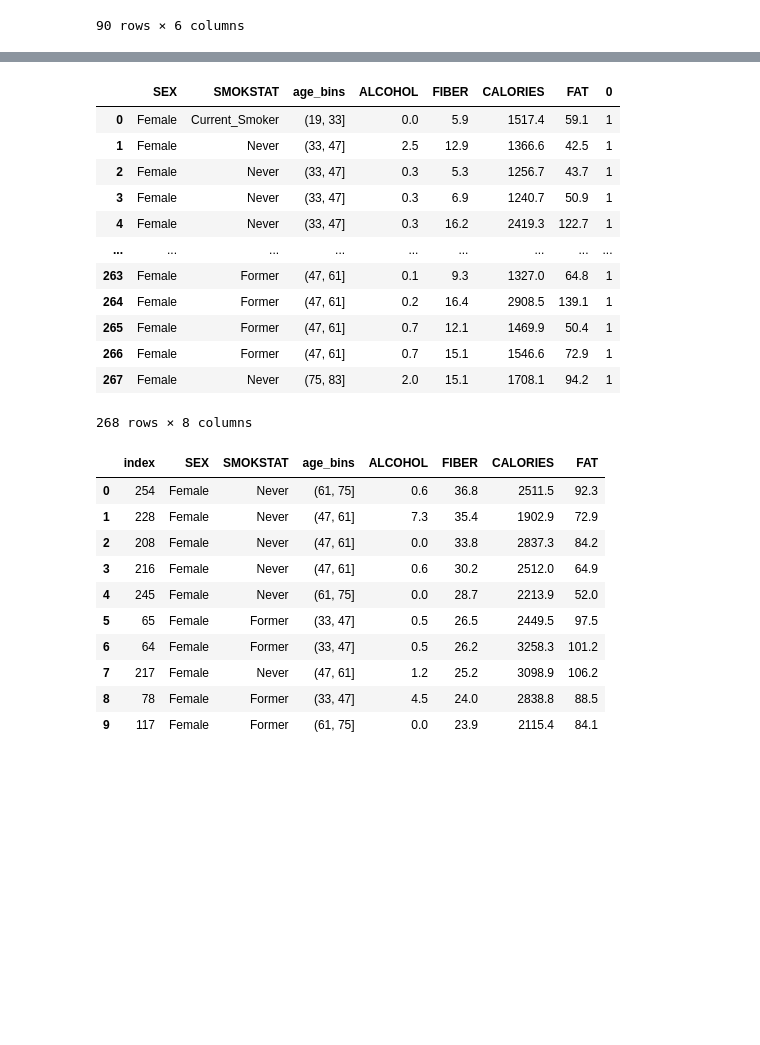
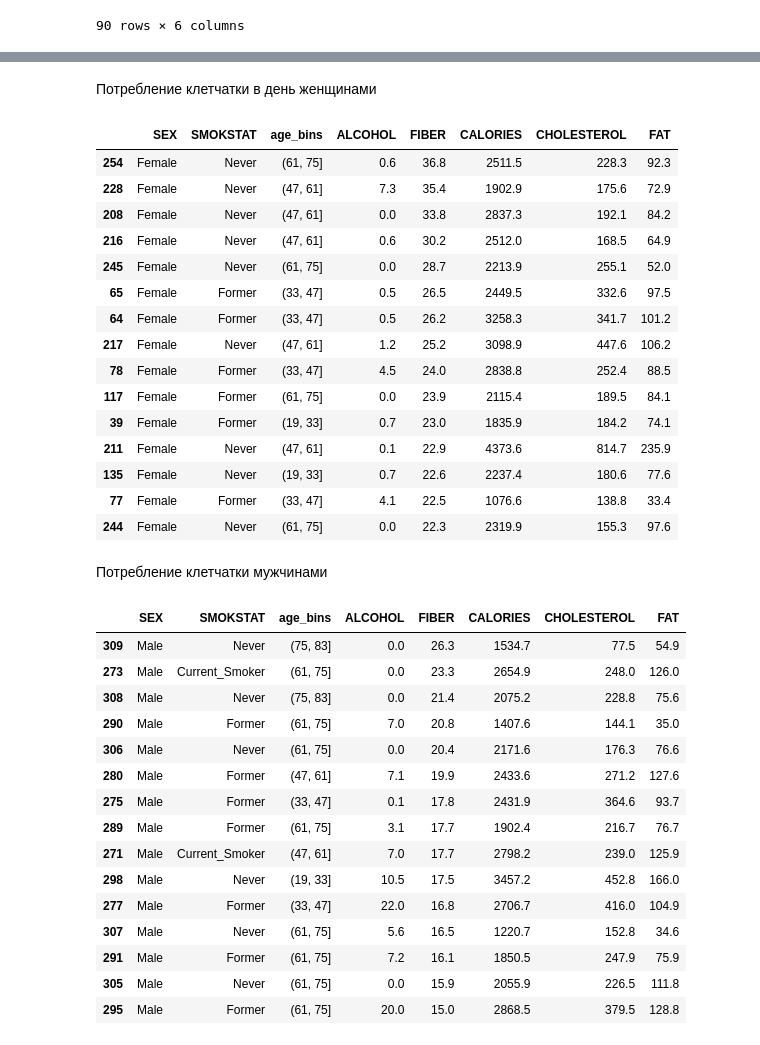
Before and after one commit to RomanD83/pbc, a Jupyter notebook: Determinants.ipynb, the cells around one changed output, grey strips where cells are left out. Saved outputs shown, nothing was run; the diff lists cells and outputs as text; code cells hidden in the pictures; blank space fills up the shorter version.

```diff
--- a/Determinants.ipynb
+++ b/Determinants.ipynb
@@ -280,7 +212,7 @@ df\
 | 89 | (47, 61] | Male | Current_Smoker | No | 2798.2 | 125.9 |
 90 rows × 6 columns
 # %%
-pd.pivot_table(df,
-               index=["SEX", "SMOKSTAT", "VITUSE", "age_bins"],
-               values=["CALORIES", "FAT"],
-               fill_value=0).sort_values(['CALORIES', 'FAT'], ascending=False).reset_index()
+b = pd.pivot_table(df,
+               index=["SEX", "SMOKSTAT", "age_bins", "ALCOHOL", "FIBER"],
+               values=["CALORIES", "FAT", "CHOLESTEROL"],
+               fill_value=0).reset_index()
@@ -344,35 +219,42 @@ a.query('SEX =="Female"').value_counts().reset_index()
-# %%
-b = pd.pivot_table(df,
-               index=["SEX", "SMOKSTAT", "age_bins", "ALCOHOL", "FIBER"],
-               values=["CALORIES", "FAT"],
-               fill_value=0).reset_index()
+# %% [markdown]
+Потребление клетчатки в день женщинами
 # %%
-b.query('SEX =="Female"').value_counts().reset_index()
+b.query('SEX =="Female"').sort_values("FIBER", ascending=False).head(15)
 # %% [output]
-|  | SEX | SMOKSTAT | age_bins | ALCOHOL | FIBER | CALORIES | FAT | 0 |
-| 0 | Female | Current_Smoker | (19, 33] | 0.0 | 5.9 | 1517.4 | 59.1 | 1 |
-| 1 | Female | Never | (33, 47] | 2.5 | 12.9 | 1366.6 | 42.5 | 1 |
-| 2 | Female | Never | (33, 47] | 0.3 | 5.3 | 1256.7 | 43.7 | 1 |
-| 3 | Female | Never | (33, 47] | 0.3 | 6.9 | 1240.7 | 50.9 | 1 |
-| 4 | Female | Never | (33, 47] | 0.3 | 16.2 | 2419.3 | 122.7 | 1 |
-| ... | ... | ... | ... | ... | ... | ... | ... | ... |
-| 263 | Female | Former | (47, 61] | 0.1 | 9.3 | 1327.0 | 64.8 | 1 |
-| 264 | Female | Former | (47, 61] | 0.2 | 16.4 | 2908.5 | 139.1 | 1 |
-| 265 | Female | Former | (47, 61] | 0.7 | 12.1 | 1469.9 | 50.4 | 1 |
-| 266 | Female | Former | (47, 61] | 0.7 | 15.1 | 1546.6 | 72.9 | 1 |
-| 267 | Female | Never | (75, 83] | 2.0 | 15.1 | 1708.1 | 94.2 | 1 |
+|  | SEX | SMOKSTAT | age_bins | ALCOHOL | FIBER | CALORIES | CHOLESTEROL | FAT |
+| 254 | Female | Never | (61, 75] | 0.6 | 36.8 | 2511.5 | 228.3 | 92.3 |
+| 228 | Female | Never | (47, 61] | 7.3 | 35.4 | 1902.9 | 175.6 | 72.9 |
+| 208 | Female | Never | (47, 61] | 0.0 | 33.8 | 2837.3 | 192.1 | 84.2 |
+| 216 | Female | Never | (47, 61] | 0.6 | 30.2 | 2512.0 | 168.5 | 64.9 |
+| 245 | Female | Never | (61, 75] | 0.0 | 28.7 | 2213.9 | 255.1 | 52.0 |
+| 65 | Female | Former | (33, 47] | 0.5 | 26.5 | 2449.5 | 332.6 | 97.5 |
+| 64 | Female | Former | (33, 47] | 0.5 | 26.2 | 3258.3 | 341.7 | 101.2 |
+| 217 | Female | Never | (47, 61] | 1.2 | 25.2 | 3098.9 | 447.6 | 106.2 |
+| 78 | Female | Former | (33, 47] | 4.5 | 24.0 | 2838.8 | 252.4 | 88.5 |
+| 117 | Female | Former | (61, 75] | 0.0 | 23.9 | 2115.4 | 189.5 | 84.1 |
+| 39 | Female | Former | (19, 33] | 0.7 | 23.0 | 1835.9 | 184.2 | 74.1 |
+| 211 | Female | Never | (47, 61] | 0.1 | 22.9 | 4373.6 | 814.7 | 235.9 |
+| 135 | Female | Never | (19, 33] | 0.7 | 22.6 | 2237.4 | 180.6 | 77.6 |
+| 77 | Female | Former | (33, 47] | 4.1 | 22.5 | 1076.6 | 138.8 | 33.4 |
+| 244 | Female | Never | (61, 75] | 0.0 | 22.3 | 2319.9 | 155.3 | 97.6 |
-268 rows × 8 columns
+# %% [markdown]
+Потребление клетчатки мужчинами
 # %%
-b.query('SEX =="Female"').sort_values("FIBER", ascending=False).reset_index().head(10)
+b.query('SEX =="Male"').sort_values("FIBER", ascending=False).head(15)
 # %% [output]
-|  | index | SEX | SMOKSTAT | age_bins | ALCOHOL | FIBER | CALORIES | FAT |
-| 0 | 254 | Female | Never | (61, 75] | 0.6 | 36.8 | 2511.5 | 92.3 |
-| 1 | 228 | Female | Never | (47, 61] | 7.3 | 35.4 | 1902.9 | 72.9 |
-| 2 | 208 | Female | Never | (47, 61] | 0.0 | 33.8 | 2837.3 | 84.2 |
-| 3 | 216 | Female | Never | (47, 61] | 0.6 | 30.2 | 2512.0 | 64.9 |
-| 4 | 245 | Female | Never | (61, 75] | 0.0 | 28.7 | 2213.9 | 52.0 |
-| 5 | 65 | Female | Former | (33, 47] | 0.5 | 26.5 | 2449.5 | 97.5 |
-| 6 | 64 | Female | Former | (33, 47] | 0.5 | 26.2 | 3258.3 | 101.2 |
-| 7 | 217 | Female | Never | (47, 61] | 1.2 | 25.2 | 3098.9 | 106.2 |
-| 8 | 78 | Female | Former | (33, 47] | 4.5 | 24.0 | 2838.8 | 88.5 |
-| 9 | 117 | Female | Former | (61, 75] | 0.0 | 23.9 | 2115.4 | 84.1 |
+|  | SEX | SMOKSTAT | age_bins | ALCOHOL | FIBER | CALORIES | CHOLESTEROL | FAT |
+| 309 | Male | Never | (75, 83] | 0.0 | 26.3 | 1534.7 | 77.5 | 54.9 |
+| 273 | Male | Current_Smoker | (61, 75] | 0.0 | 23.3 | 2654.9 | 248.0 | 126.0 |
+| 308 | Male | Never | (75, 83] | 0.0 | 21.4 | 2075.2 | 228.8 | 75.6 |
+| 290 | Male | Former | (61, 75] | 7.0 | 20.8 | 1407.6 | 144.1 | 35.0 |
+| 306 | Male | Never | (61, 75] | 0.0 | 20.4 | 2171.6 | 176.3 | 76.6 |
+| 280 | Male | Former | (47, 61] | 7.1 | 19.9 | 2433.6 | 271.2 | 127.6 |
+| 275 | Male | Former | (33, 47] | 0.1 | 17.8 | 2431.9 | 364.6 | 93.7 |
+| 289 | Male | Former | (61, 75] | 3.1 | 17.7 | 1902.4 | 216.7 | 76.7 |
+| 271 | Male | Current_Smoker | (47, 61] | 7.0 | 17.7 | 2798.2 | 239.0 | 125.9 |
+| 298 | Male | Never | (19, 33] | 10.5 | 17.5 | 3457.2 | 452.8 | 166.0 |
+| 277 | Male | Former | (33, 47] | 22.0 | 16.8 | 2706.7 | 416.0 | 104.9 |
+| 307 | Male | Never | (61, 75] | 5.6 | 16.5 | 1220.7 | 152.8 | 34.6 |
+| 291 | Male | Former | (61, 75] | 7.2 | 16.1 | 1850.5 | 247.9 | 75.9 |
+| 305 | Male | Never | (61, 75] | 0.0 | 15.9 | 2055.9 | 226.5 | 111.8 |
+| 295 | Male | Former | (61, 75] | 20.0 | 15.0 | 2868.5 | 379.5 | 128.8 |
```
Also changed, not shown: parts of 22 cells of this notebook.
